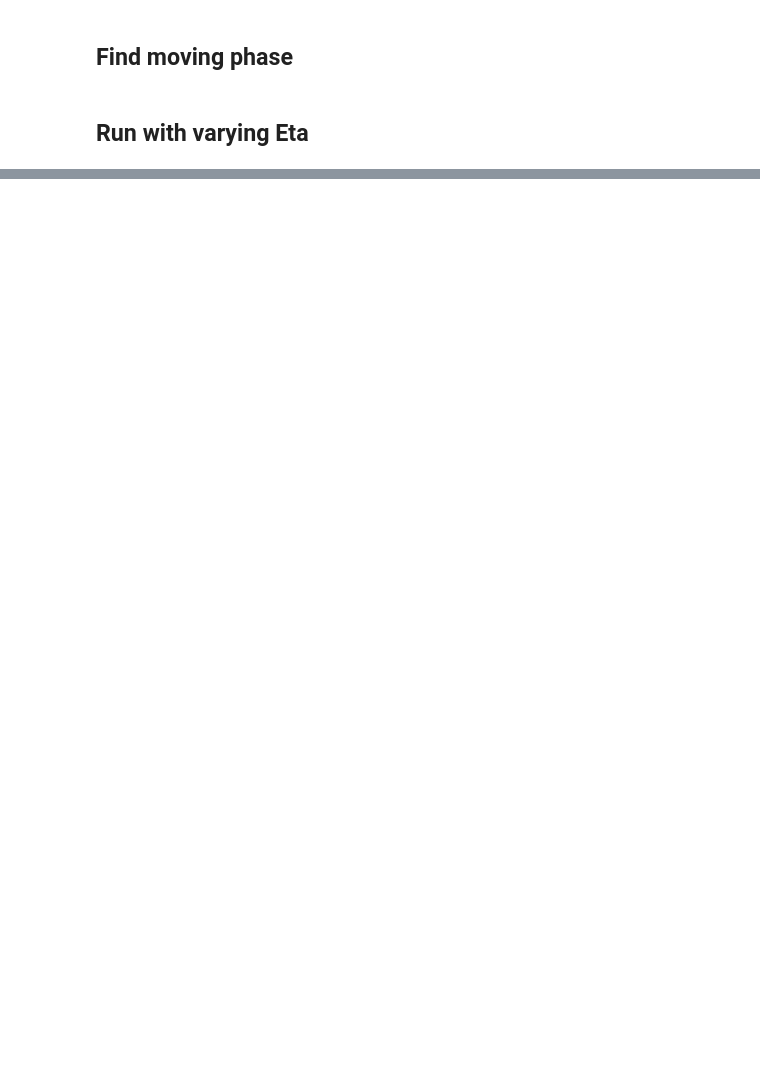
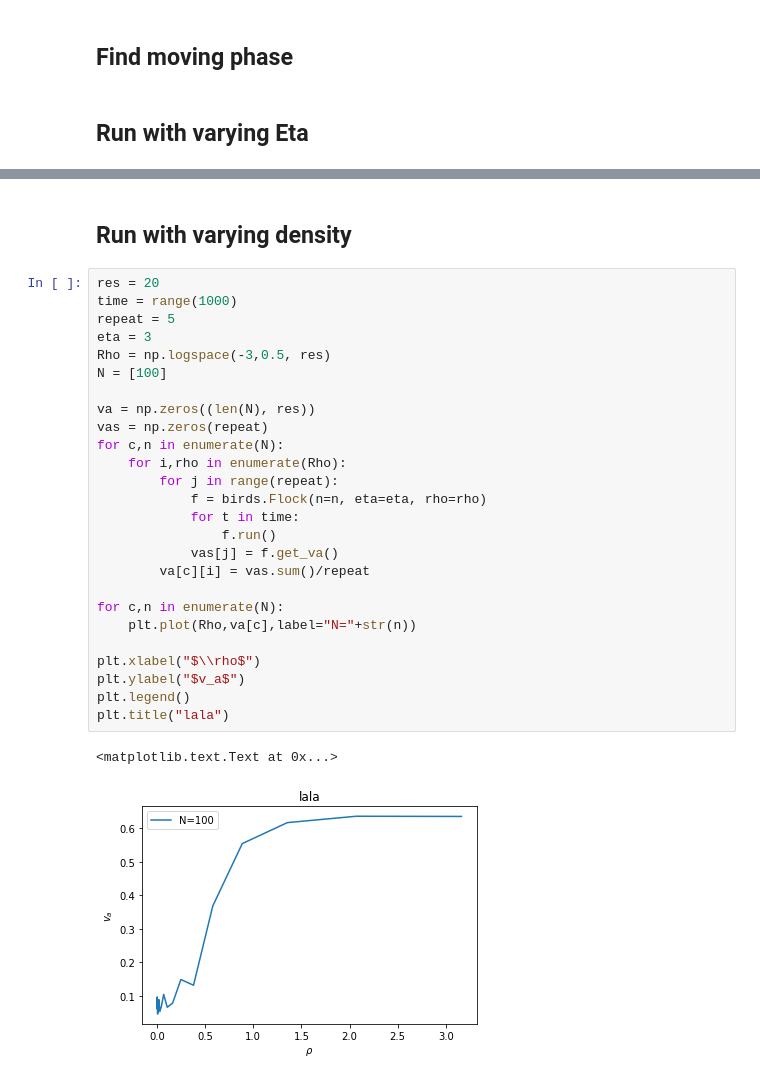
Before and after one commit to mismosmi/idea2birds, a Jupyter notebook: src/evaluate.ipynb, the cells around one changed output, grey strips where cells are left out. Saved outputs shown, nothing was run; the diff lists cells and outputs as text; blank space fills up the shorter version.

```diff
--- a/src/evaluate.ipynb
+++ b/src/evaluate.ipynb
@@ -68,0 +69,31 @@ plt.title("v_a over \eta at L="+str(np.sqrt(n/rho)))
+# %% [markdown]
+## Run with varying density
+# %%
+res = 20
+time = range(1000)
+repeat = 5
+eta = 3
+Rho = np.logspace(-3,0.5, res)
+N = [100]
+
+va = np.zeros((len(N), res))
+vas = np.zeros(repeat)
+for c,n in enumerate(N):
+    for i,rho in enumerate(Rho):
+        for j in range(repeat):
+            f = birds.Flock(n=n, eta=eta, rho=rho)
+            for t in time:
+                f.run()
+            vas[j] = f.get_va()
+        va[c][i] = vas.sum()/repeat
+
+for c,n in enumerate(N):
+    plt.plot(Rho,va[c],label="N="+str(n))
+
+plt.xlabel("$\\rho$")
+plt.ylabel("$v_a$")
+plt.legend()
+plt.title("lala")
+# %% [output]
+<matplotlib.text.Text at 0x...>
+[figure, added]
```
Also changed, not shown: parts of 4 cells of this notebook.
